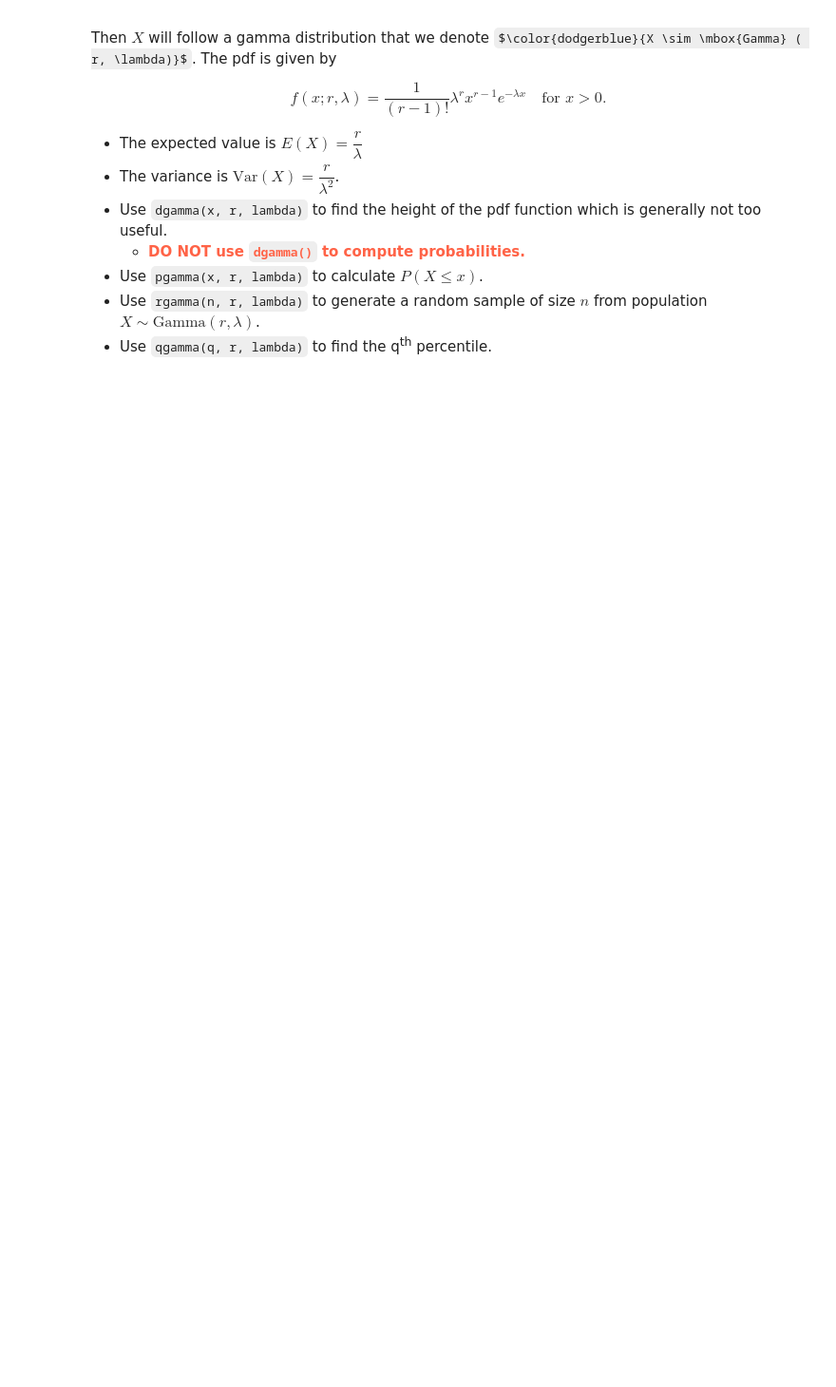
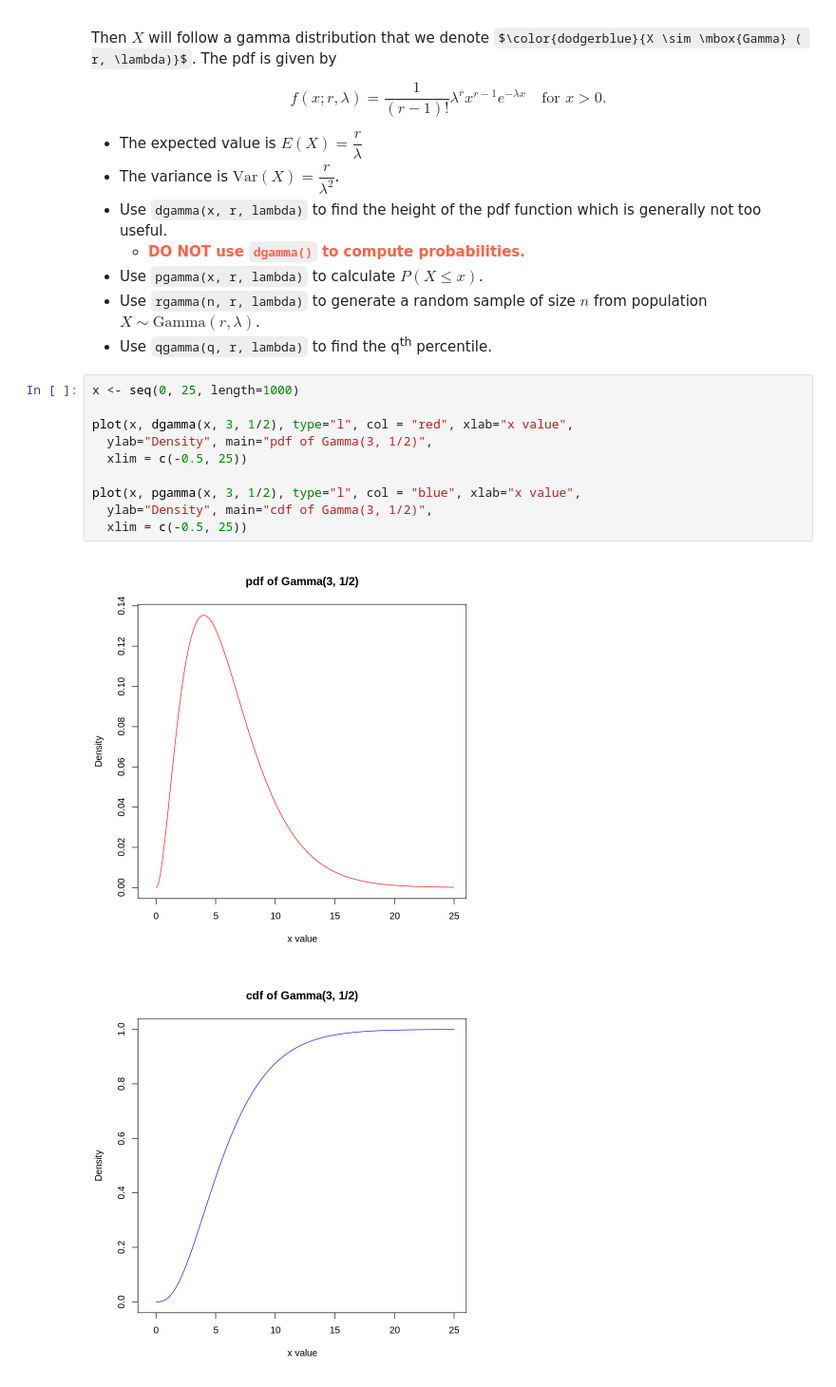
Before and after one commit to CU-Denver-MathStats-OER/Statistical-Theory, a Jupyter notebook: Chap2/08-Common-Continuous-Distributions.ipynb, the cells around one changed output. Shown at 95% size. Cells and saved outputs as stored; diff of their text form; some formulas as TeX source; blank space fills up the shorter version.

```diff
--- a/Chap2/08-Common-Continuous-Distributions.ipynb
+++ b/Chap2/08-Common-Continuous-Distributions.ipynb
@@ -782,6 +824,19 @@ $$f(x;r, \lambda) = \frac{1}{(r-1)!} \lambda^r x^{r-1} e^{-\lambda x} \quad \mbo
 -   Use `pgamma(x, r, lambda)` to calculate $P(X \leq x)$.
 -   Use `rgamma(n, r, lambda)` to generate a random sample of size $n$ from population $X \sim \mbox{Gamma}(r, \lambda)$.
 -   Use `qgamma(q, r, lambda)` to find the q<sup>th</sup> percentile.
+# %%
+x <- seq(0, 25, length=1000)
+
+plot(x, dgamma(x, 3, 1/2), type="l", col = "red", xlab="x value",
+  ylab="Density", main="pdf of Gamma(3, 1/2)",
+  xlim = c(-0.5, 25))
+
+plot(x, pgamma(x, 3, 1/2), type="l", col = "blue", xlab="x value",
+  ylab="Density", main="cdf of Gamma(3, 1/2)",
+  xlim = c(-0.5, 25))
+# %% [output]
+[figure, added]
+[figure, added]
 # %% [markdown]
 # <a name="08">Creative Commons License Information
 
```
Also changed, not shown: parts of 3 cells of this notebook.
